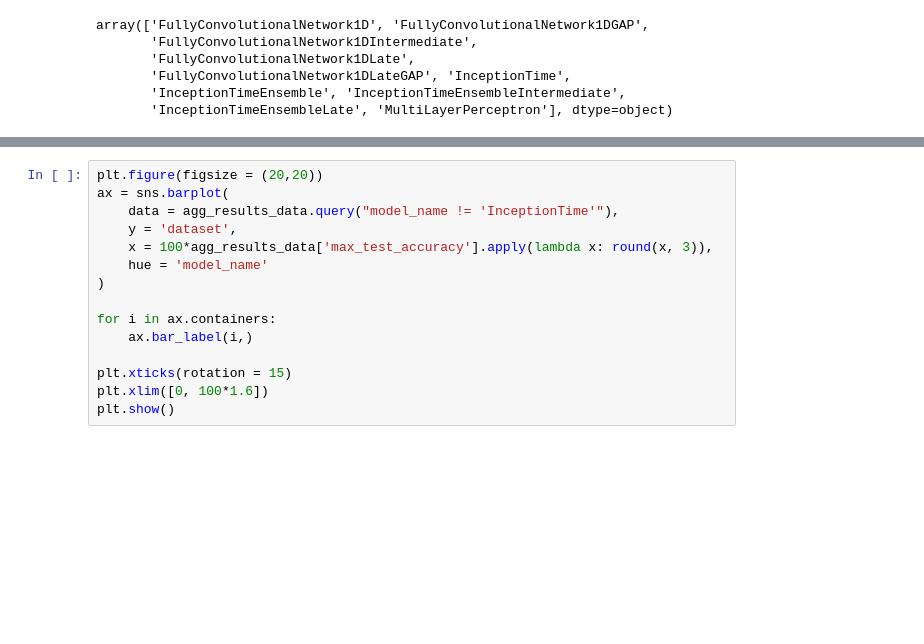
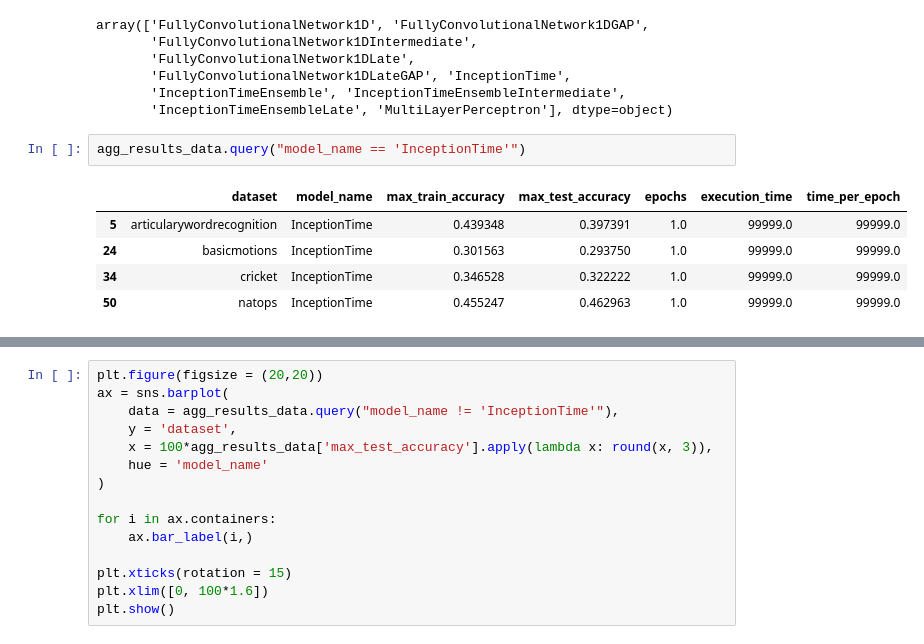
Before and after one commit to samuelthomaz7/multimodal_time_series_classification, a Jupyter notebook: test_notebook.ipynb, the cells around one changed output, grey strips where cells are left out. Drawn from its saved outputs; the diff is of its cells as text; blank space fills up the shorter version.

```diff
--- a/test_notebook.ipynb
+++ b/test_notebook.ipynb
@@ -61,6 +62,14 @@ array(['FullyConvolutionalNetwork1D', 'FullyConvolutionalNetwork1DGAP',
        'FullyConvolutionalNetwork1DLateGAP', 'InceptionTime',
        'InceptionTimeEnsemble', 'InceptionTimeEnsembleIntermediate',
        'InceptionTimeEnsembleLate', 'MultiLayerPerceptron'], dtype=object)
+# %%
+agg_results_data.query("model_name == 'InceptionTime'")
+# %% [output]
+|  | dataset | model_name | max_train_accuracy | max_test_accuracy | epochs | execution_time | time_per_epoch |
+| 5 | articularywordrecognition | InceptionTime | 0.439348 | 0.397391 | 1.0 | 99999.0 | 99999.0 |
+| 24 | basicmotions | InceptionTime | 0.301563 | 0.293750 | 1.0 | 99999.0 | 99999.0 |
+| 34 | cricket | InceptionTime | 0.346528 | 0.322222 | 1.0 | 99999.0 | 99999.0 |
+| 50 | natops | InceptionTime | 0.455247 | 0.462963 | 1.0 | 99999.0 | 99999.0 |
 # %%
 agg_results_data.query("model_name == 'FullyConvolutionalNetwork1DGAP'")
 # %% [output]
```
Also changed, not shown: parts of 5 cells of this notebook, 2 other files.
